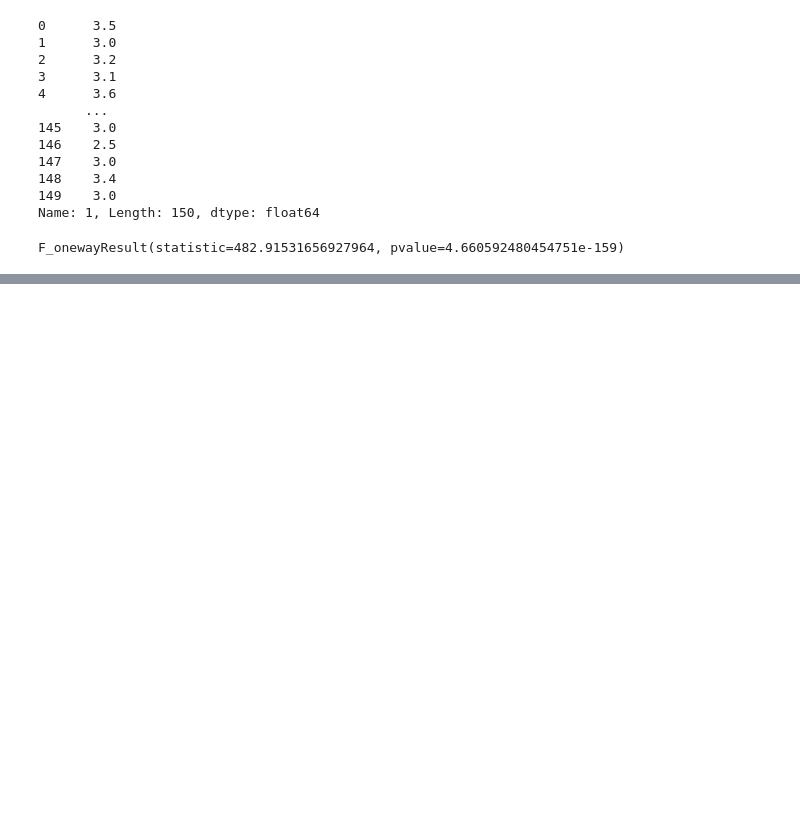
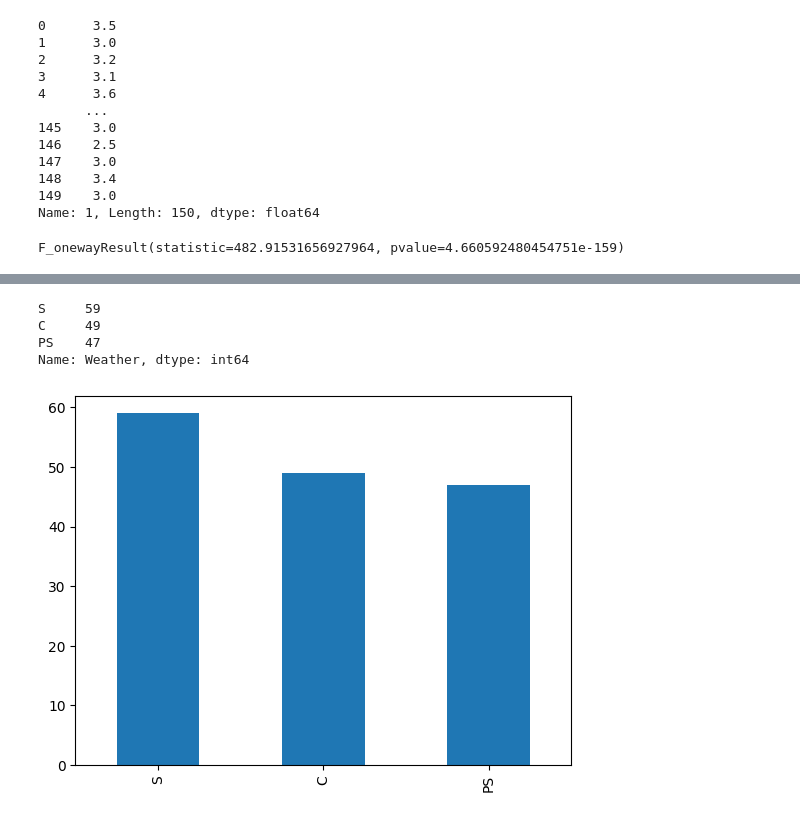
Before and after one commit to venkateshblks/DataScience-practice, a Jupyter notebook: annova_chi.ipynb, the cells around one changed output, grey strips where cells are left out. Drawn from its saved outputs; the diff is of its cells as text; code cells hidden in the pictures; blank space fills up the shorter version.

```diff
--- a/annova_chi.ipynb
+++ b/annova_chi.ipynb
@@ -59,0 +63,2 @@ F_onewayResult(statistic=482.91531656927964, pvalue=4.660592480454751e-159)
+# %%
+df=pd.read_csv('data_clean.csv',index_col=0)
@@ -59,0 +225,11 @@ F_onewayResult(statistic=482.91531656927964, pvalue=4.660592480454751e-159)
+# %%
+df.Weather.value_counts().plot.bar()
+# v=df.Weather.value_counts()
+# plt.bar(v.index,v.values)
+df.Weather.value_counts()
+# %% [output]
+S     59
+C     49
+PS    47
+Name: Weather, dtype: int64
+[figure, added]
```
Also changed, not shown: parts of 53 cells of this notebook.
